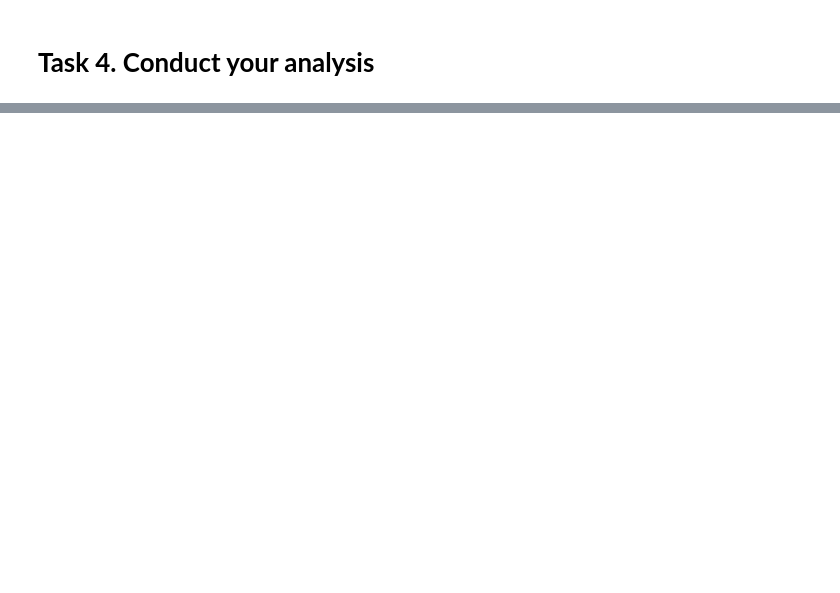
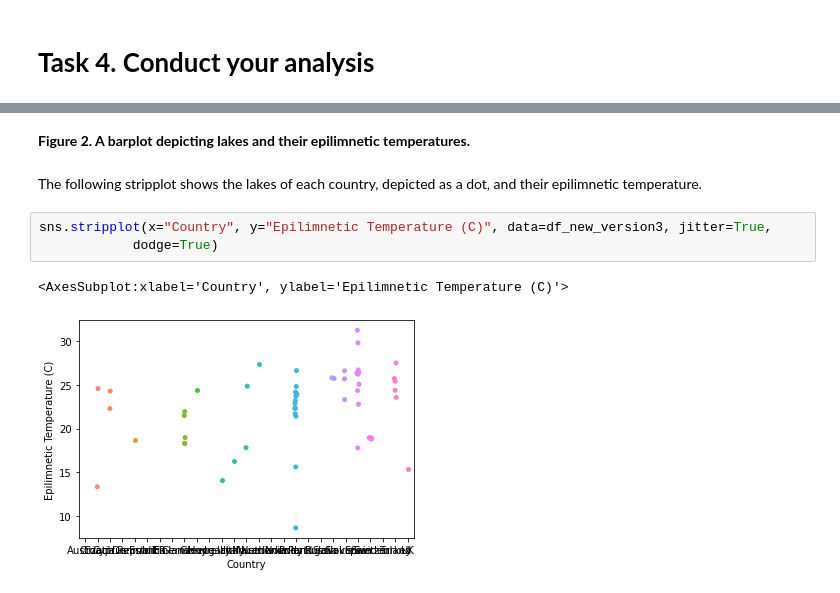
Before and after one commit to ubco-W2021T1-data301/project-group50-project, a Jupyter notebook: notebooks/analysis1.ipynb, the cells around one changed output, grey strips where cells are left out. Cells and saved outputs as stored; diff of their text form; blank space fills up the shorter version.

```diff
--- a/notebooks/analysis1.ipynb
+++ b/notebooks/analysis1.ipynb
@@ -657,0 +668,10 @@ Mantzouki et al.
+# %% [markdown]
+**Figure 2. A barplot depicting lakes and their epilimnetic temperatures.**
+# %% [markdown]
+The following stripplot shows the lakes of each country, depicted as a dot, and their epilimnetic temperature.
+# %%
+sns.stripplot(x="Country", y="Epilimnetic Temperature (C)", data=df_new_version3, jitter=True,
+            dodge=True)
+# %% [output]
+<AxesSubplot:xlabel='Country', ylabel='Epilimnetic Temperature (C)'>
+[figure, added]
```
Also changed, not shown: parts of 16 cells of this notebook, 1 other file.
